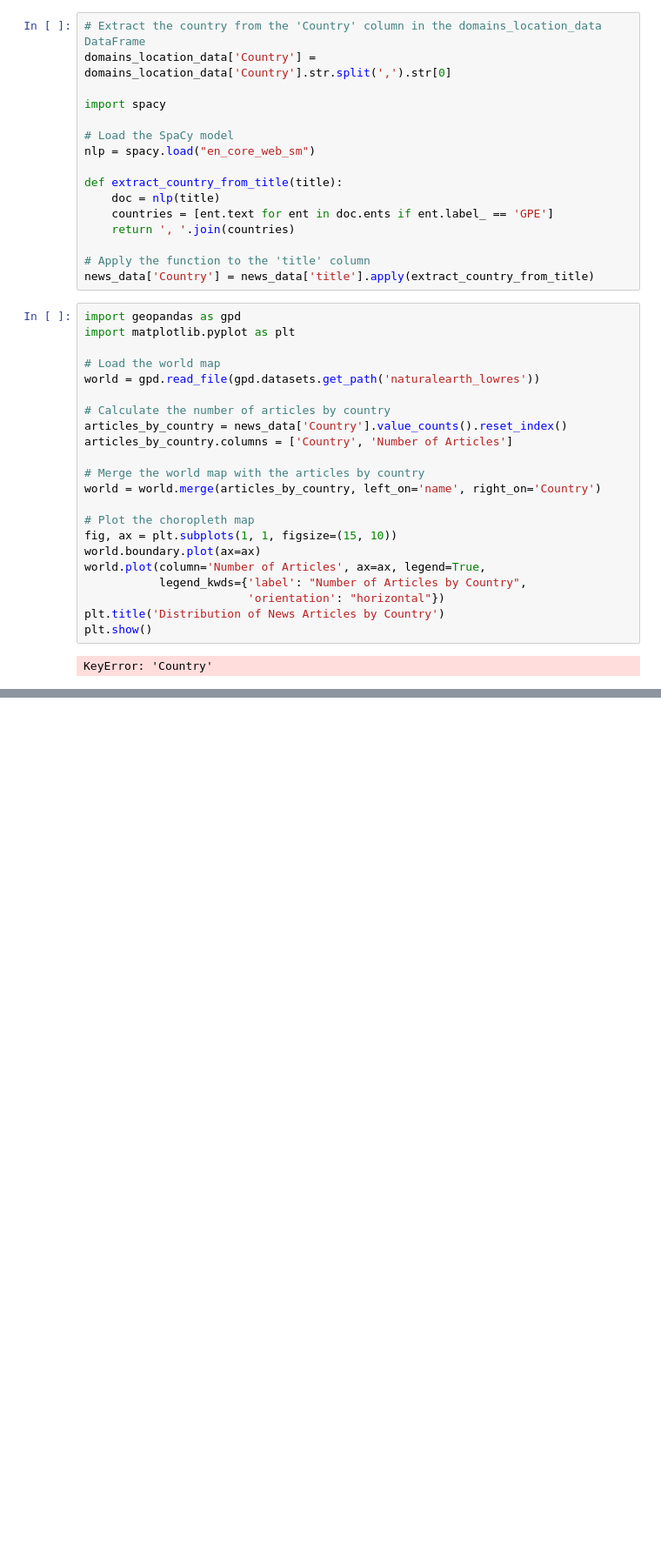
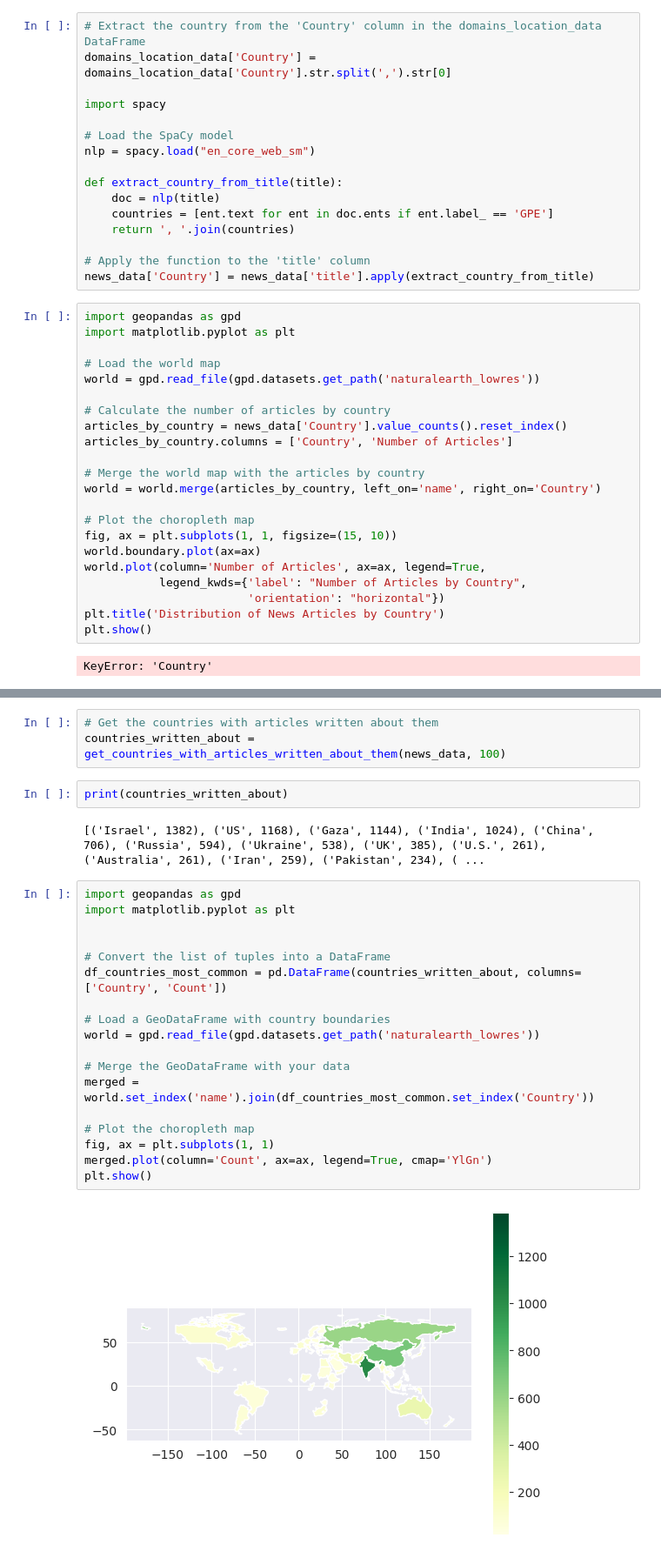
Before and after one commit to hillaryke/news_correlation_10ac_week0, a Jupyter notebook: notebooks/EDA_analysis_news_correlation_10ac_week0.ipynb, the cells around one changed output, grey strips where cells are left out. Shown at 87% size. Drawn from its saved outputs; the diff is of its cells as text; blank space fills up the shorter version.

Commit message:
Modify the choropleth map to only take 100 countries and display them

```diff
--- a/notebooks/EDA_analysis_news_correlation_10ac_week0.ipynb
+++ b/notebooks/EDA_analysis_news_correlation_10ac_week0.ipynb
@@ -765,0 +718,27 @@ KeyError: 'Country'
+# %%
+# Get the countries with articles written about them
+countries_written_about = get_countries_with_articles_written_about_them(news_data, 100)
+# %%
+print(countries_written_about)
+# %% [output]
+[('Israel', 1382), ('US', 1168), ('Gaza', 1144), ('India', 1024), ('China', 706), ('Russia', 594), ('Ukraine', 538), ('UK', 385), ('U.S.', 261), ('Australia', 261), ('Iran', 259), ('Pakistan', 234), ( ...
+# %%
+import geopandas as gpd
+import matplotlib.pyplot as plt
+
+
+# Convert the list of tuples into a DataFrame
+df_countries_most_common = pd.DataFrame(countries_written_about, columns=['Country', 'Count'])
+
+# Load a GeoDataFrame with country boundaries
+world = gpd.read_file(gpd.datasets.get_path('naturalearth_lowres'))
+
+# Merge the GeoDataFrame with your data
+merged = world.set_index('name').join(df_countries_most_common.set_index('Country'))
+
+# Plot the choropleth map
+fig, ax = plt.subplots(1, 1)
+merged.plot(column='Count', ax=ax, legend=True, cmap='YlGn')
+plt.show()
+# %% [output]
+[figure, added]
```
Also changed, not shown: parts of 14 cells of this notebook.
